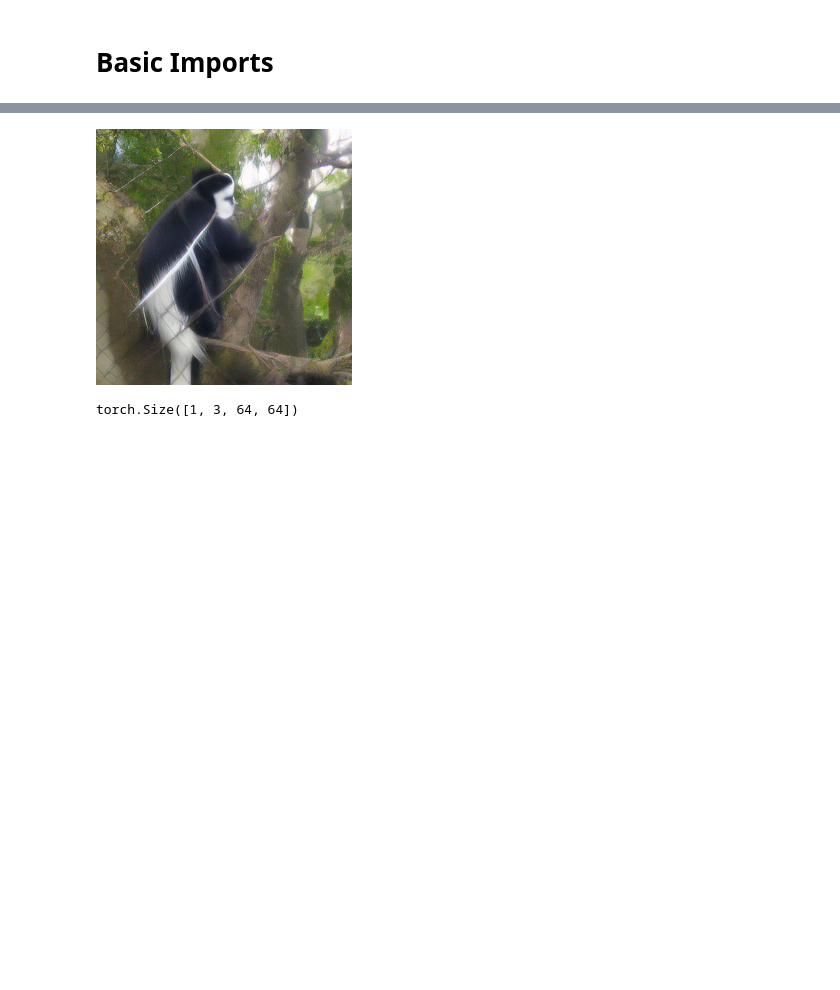
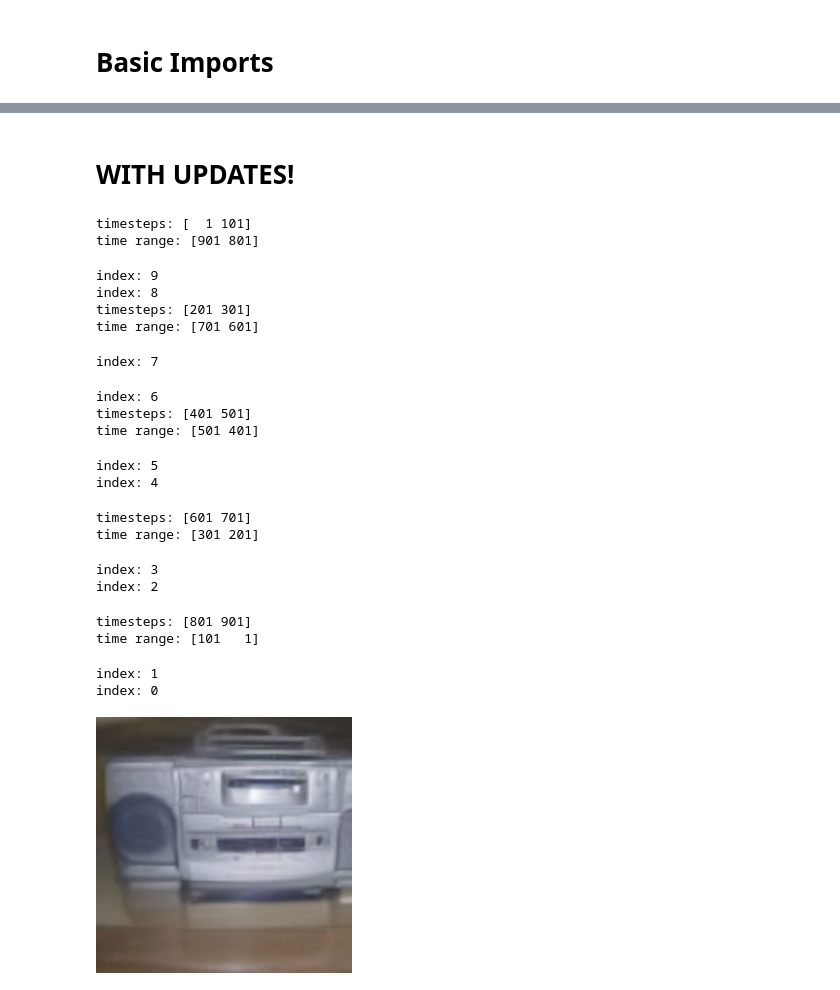
Before and after one commit to Pmobilee/DSD, a Jupyter notebook: cin_256/Cin_256_custom.ipynb, the cells around one changed output, grey strips where cells are left out. Saved outputs shown, nothing was run; the diff lists cells and outputs as text; code cells hidden in the pictures; blank space fills up the shorter version.

Commit message:
Correct intermediate sampling

```diff
--- a/cin_256/Cin_256_custom.ipynb
+++ b/cin_256/Cin_256_custom.ipynb
@@ -41,6 +43,3 @@ def get_model(teacher=True):
     config = OmegaConf.load(f"{cwd}/cin256-v2-custom.yaml")
     model = load_model_from_config(config, f"{cwd}/model.ckpt")
     return model
-# %%
-model = get_model()
-sampler = DDIMSampler(model)
@@ -87,21 +102,69 @@ Running DDIM Sampling with 10 timesteps
+# %% [markdown]
+# WITH UPDATES!
 # %%
-# display as grid
-x_samples_ddim = model.decode_first_stage(_["x_inter"][10])
-x_samples_ddim = torch.clamp((x_samples_ddim+1.0)/2.0,
-                            min=0.0, max=1.0)
-all_samples.append(x_samples_ddim)
+NUM_CLASSES = 1000
+inst_per_distil = 1
+ddim_steps = 10
+ddim_eta = 0.0
+scale = 3.0
+
+updates = int(ddim_steps / 2)
+
+all_samples = list()
+
+with torch.no_grad():
+        for run in range(inst_per_distil):
+                with model.ema_scope():
+                        uc = model.get_learned_conditioning(
+                                {model.cond_stage_key: torch.tensor(1*[1000]).to(model.device)}
+                                )
+                        for class_prompt in torch.randint(0, NUM_CLASSES, (inst_per_distil,)):
+                                sampler.make_schedule(ddim_num_steps=ddim_steps, ddim_eta=ddim_eta, verbose=False)
+                                xc = torch.tensor([class_prompt])
+                                c = model.get_learned_conditioning({model.cond_stage_key: xc.to(model.device)})
+                                x_T = None
+                                for steps in range(updates):
+                                        samples_ddim, _ = sampler.sample(S=2,
+                                                                        conditioning=c,
+                                                                        batch_size=1,
+                                                                        shape=[3, 64, 64],
+                                                                        verbose=False,
+                                                                        x_T=x_T,
+                                                                        unconditional_guidance_scale=scale,
+                                                                        unconditional_conditioning=uc,
+                                                                        eta=ddim_eta,
+                                                                        keep_intermediates=True,
+                                                                        intermediate_step = steps*2,
+                                                                        steps_per_sampling = 2,
+                                                                        total_steps = ddim_steps)
+                                        x_T = _["x_inter"][-1]
 
 
-
+x_samples_ddim = model.decode_first_stage(_["x_inter"][-1])
+x_samples_ddim = torch.clamp((x_samples_ddim+1.0)/2.0, min=0.0, max=1.0)
 grid = rearrange(x_samples_ddim, 'b c h w -> (b) c h w')
 grid = make_grid(grid, nrow=1)
-
-# to image
 grid = 255. * rearrange(grid, 'c h w -> h w c').cpu().numpy()
 Image.fromarray(grid.astype(np.uint8))
 # %% [output]
+timesteps: [  1 101]
+time range: [901 801]
+index: 9
+index: 8
+timesteps: [201 301]
+time range: [701 601]
+index: 7
+index: 6
+timesteps: [401 501]
+time range: [501 401]
+index: 5
+index: 4
+timesteps: [601 701]
+time range: [301 201]
+index: 3
+index: 2
+timesteps: [801 901]
+time range: [101   1]
+index: 1
+index: 0
-[figure, old version]
+[figure, new version]
-# %%
-_["x_inter"][0].shape
-# %% [output]
-torch.Size([1, 3, 64, 64])
```
Also changed, not shown: parts of 9 cells of this notebook, 1 other file.
